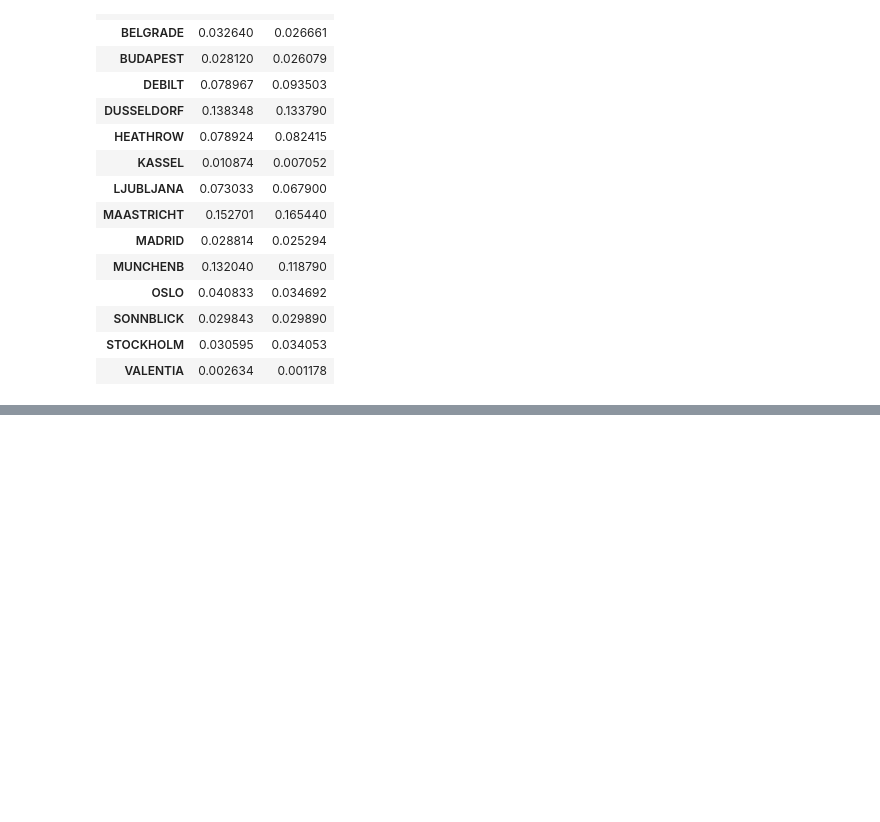
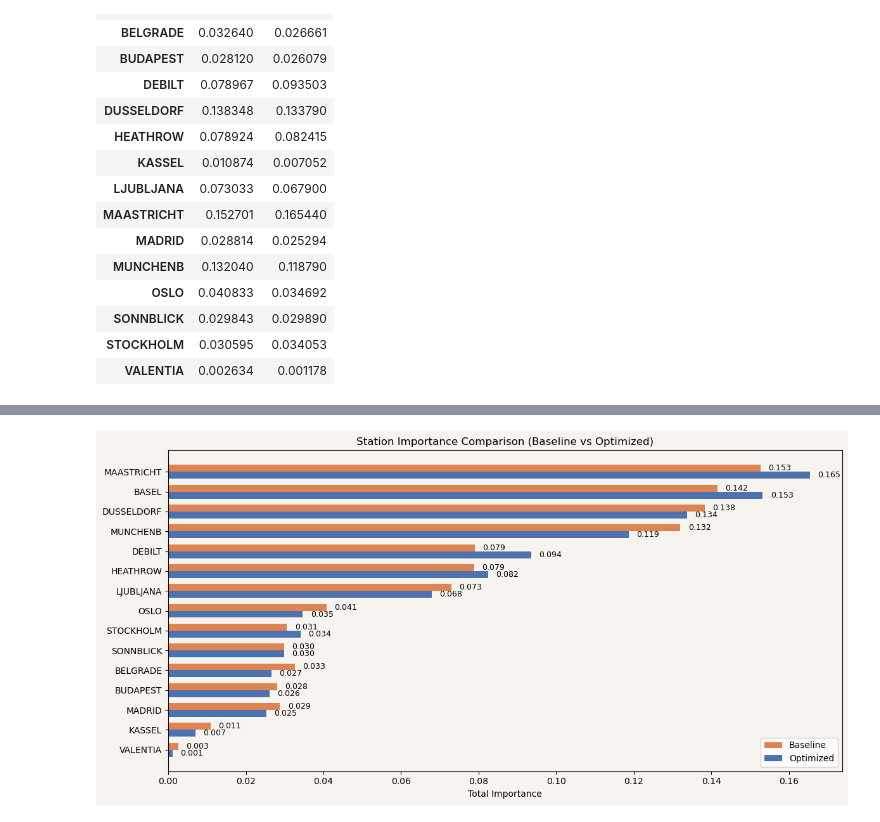
Before and after one commit to Julie-Fliorko/Pleasant-weather-predictions, a Jupyter notebook: Scripts/11. Random Forest: feature optimization.ipynb.ipynb, the cells around one changed output, grey strips where cells are left out. Drawn from its saved outputs; the diff is of its cells as text; code cells hidden in the pictures; blank space fills up the shorter version.

```diff
--- a/Scripts/11. Random Forest: feature optimization.ipynb.ipynb
+++ b/Scripts/11. Random Forest: feature optimization.ipynb.ipynb
@@ -435,0 +495,50 @@ station_comparison
+# %%
+station_comp = pd.concat(
+    [baseline_station_importance, optimized_station_importance],
+    axis=1,
+    keys=["Baseline", "Optimized"]
+).fillna(0)
+# %%
+# sort by optimized importance
+station_comp = station_comp.sort_values("Optimized", ascending=False)
+# %%
+# plotting
+fig, ax = plt.subplots(figsize=(12, 6), facecolor="#F7F3EE")
+
+y = np.arange(len(station_comp))
+bar_height = 0.35
+
+ax.barh(
+    y - bar_height/2,
+    station_comp["Baseline"],
+    height=bar_height,
+    color="#DD8452",   # orange
+    label="Baseline"
+)
+
+ax.barh(
+    y + bar_height/2,
+    station_comp["Optimized"],
+    height=bar_height,
+    color="#4C72B0",   # blue
+    label="Optimized"
+)
+
+# labels
+ax.set_yticks(y)
+ax.set_yticklabels(station_comp.index)
+ax.invert_yaxis()
+ax.set_title("Station Importance Comparison (Baseline vs Optimized)")
+ax.set_xlabel("Total Importance")
+ax.legend()
+
+# value labels
+for i, (b, o) in enumerate(zip(station_comp["Baseline"], station_comp["Optimized"])):
+    ax.text(b + 0.002, i - bar_height/2, f"{b:.3f}", va="center", fontsize=9)
+    ax.text(o + 0.002, i + bar_height/2, f"{o:.3f}", va="center", fontsize=9)
+
+ax.set_facecolor("#F7F3EE")
+plt.tight_layout()
+plt.show()
+# %% [output]
+[figure, added]
```
Also changed, not shown: parts of 5 cells of this notebook.
